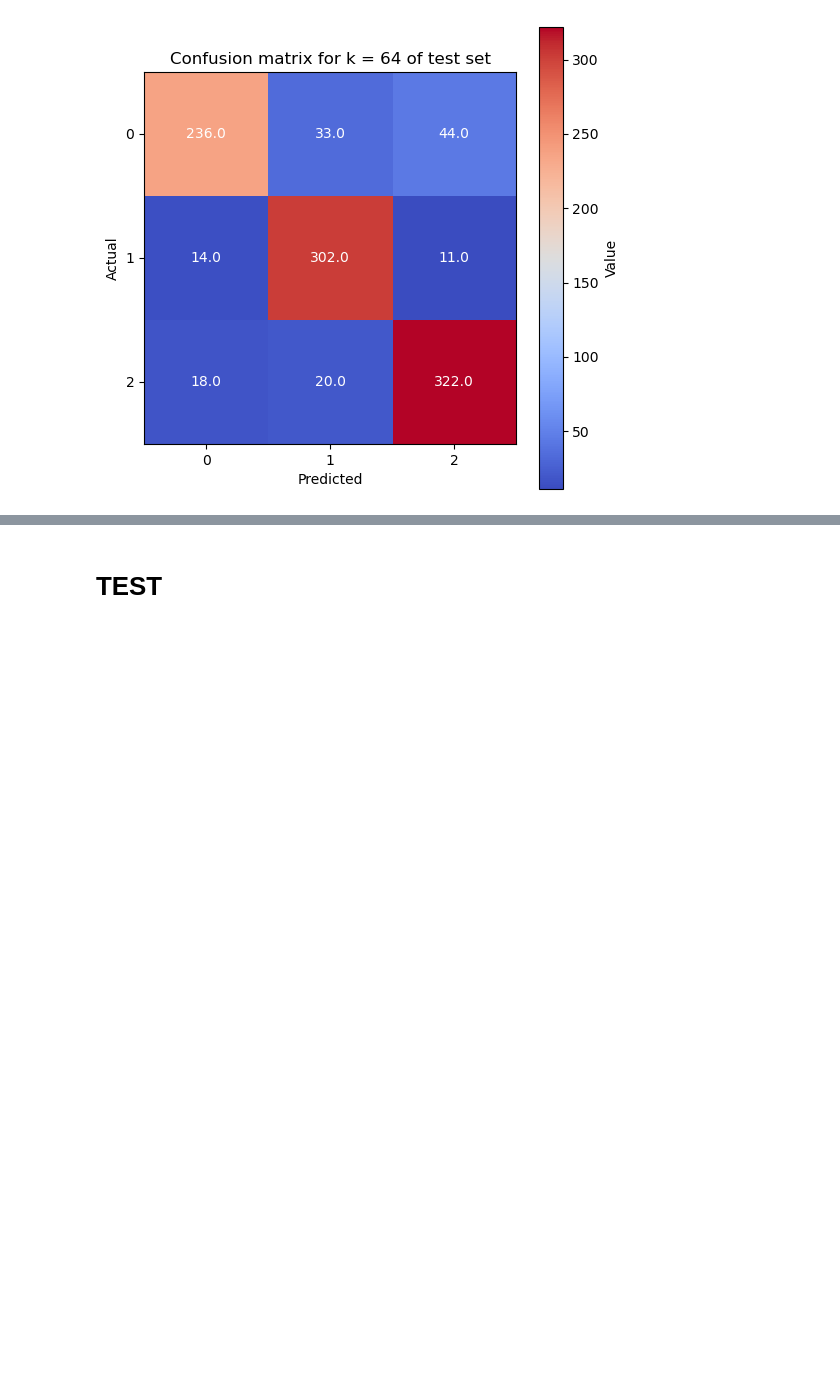
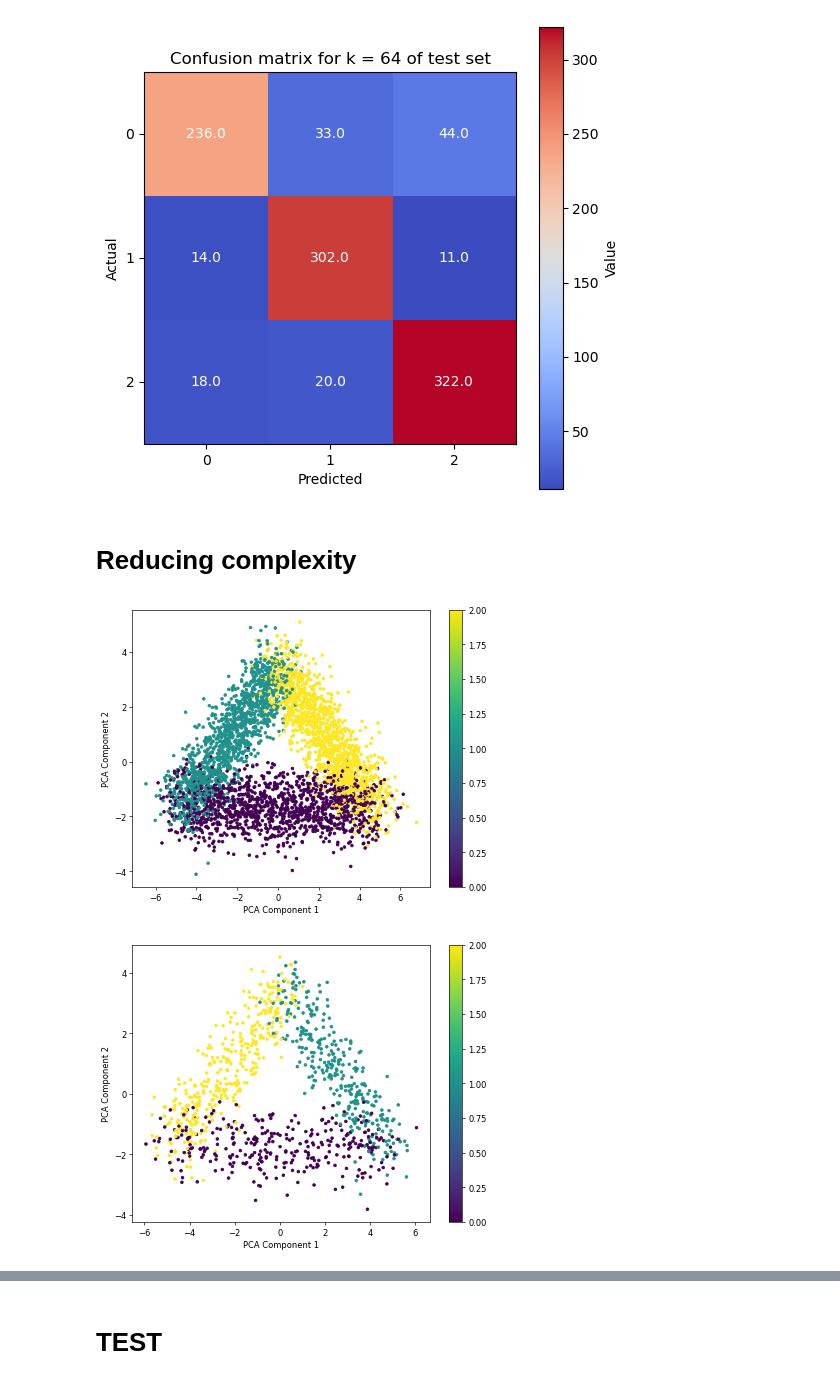
Before and after one commit to bapt-mat/Intro-to-Machine-Learning-Project, a Jupyter notebook: project.ipynb, the cells around one changed output, grey strips where cells are left out. Cells and saved outputs as stored; diff of their text form; code cells hidden in the pictures; blank space fills up the shorter version.

```diff
--- a/project.ipynb
+++ b/project.ipynb
@@ -28,13 +29,13 @@ np.random.seed(42)
 from sklearn.decomposition import PCA
 
 # Assuming features is a NumPy array
-def plot_pca(x_train, y_train, train_point_size=10):
+def plot_pca(x, y, train_point_size=10):
     # Applying PCA to reduce to 2 dimensions for visualization
     pca = PCA(n_components=2)
-    x_train_pca = pca.fit_transform(x_train)
+    x_train_pca = pca.fit_transform(x)
 
-    plt.figure(figsize=(8, 6))
-    scatter = plt.scatter(x_train_pca[:, 0], x_train_pca[:, 1], c=y_train, cmap='viridis', marker='o', s=train_point_size)
+    plt.figure(figsize=(8, 6), dpi=60)
+    scatter = plt.scatter(x_train_pca[:, 0], x_train_pca[:, 1], c=y, cmap='viridis', marker='o', s=train_point_size)
 
     plt.colorbar(scatter)
     plt.xlabel('PCA Component 1')
@@ -354,3 +357,11 @@ plot_confusion_matrix(test_cm,"Confusion matrix for k = "+str(best_k)+" of test
 # %% [output]
 Accuracy : 86.0
 [figure]
+# %% [markdown]
+# Reducing complexity
+# %%
+plot_pca(x=x_train, y=y_train)
+plot_pca(x=x_test, y=y_test)
+# %% [output]
+[figure, added]
+[figure, added]
```
Also changed, not shown: parts of 17 cells of this notebook, 2 other files.
